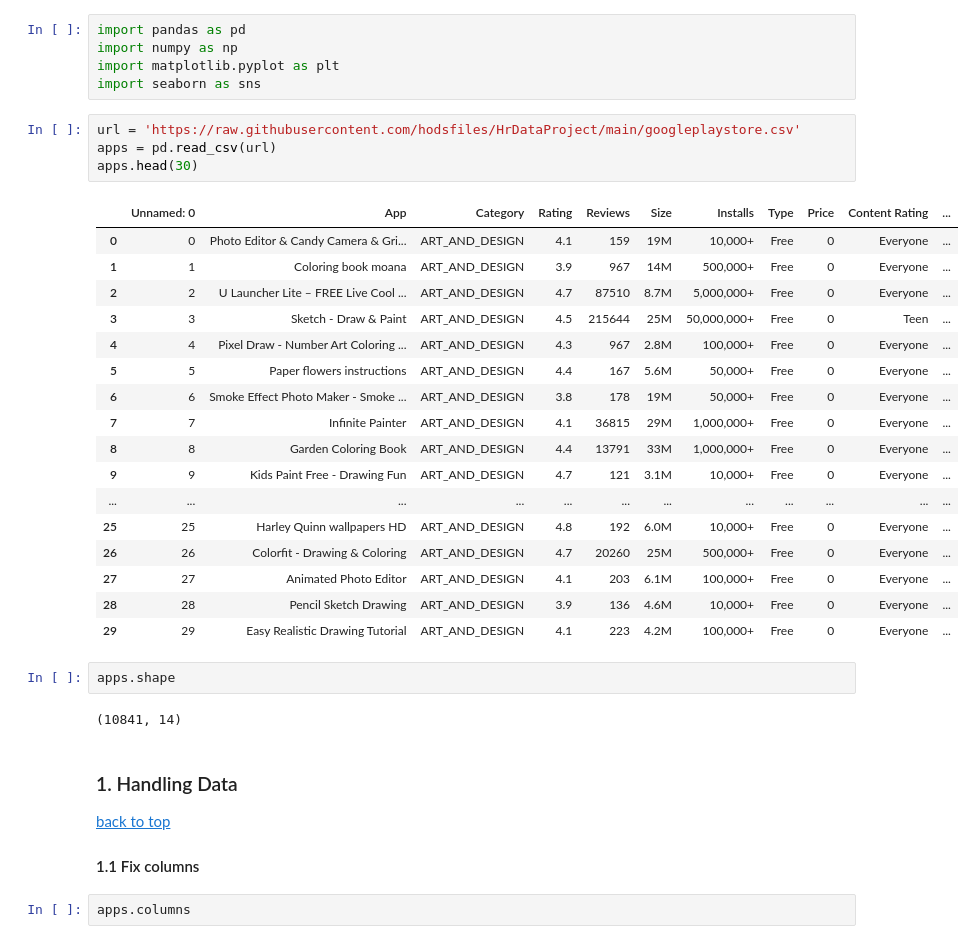
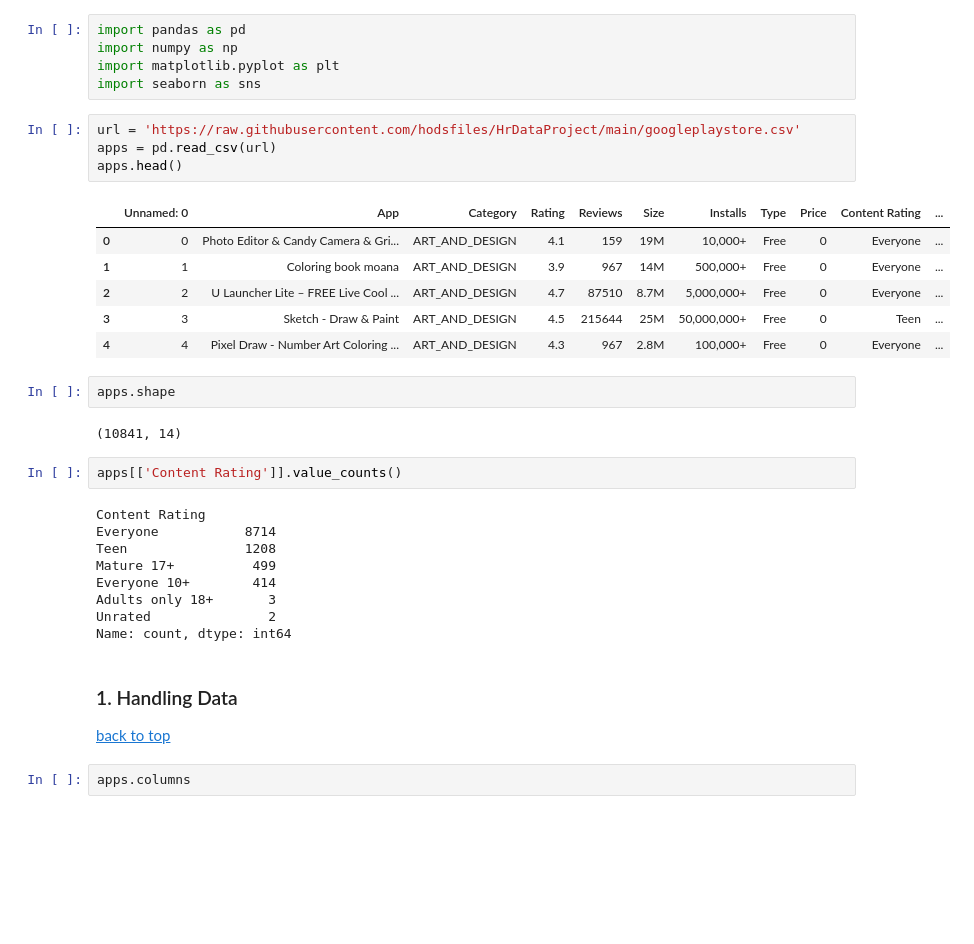
Before and after one commit to Yairvedaniel/project1, a Jupyter notebook: googleplaystoreproject_ogen.ipynb, the cells around one changed output. Saved outputs shown, nothing was run; the diff lists cells and outputs as text; blank space fills up the shorter version.

```diff
--- a/googleplaystoreproject_ogen.ipynb
+++ b/googleplaystoreproject_ogen.ipynb
@@ -26,35 +17,33 @@ import seaborn as sns
 # %%
 url = 'https://raw.githubusercontent.com/hodsfiles/HrDataProject/main/googleplaystore.csv'
 apps = pd.read_csv(url)
-apps.head(30)
+apps.head()
 # %% [output]
 |  | Unnamed: 0 | App | Category | Rating | Reviews | Size | Installs | Type | Price | Content Rating | ... |
 | 0 | 0 | Photo Editor & Candy Camera & Gri... | ART_AND_DESIGN | 4.1 | 159 | 19M | 10,000+ | Free | 0 | Everyone | ... |
 | 1 | 1 | Coloring book moana | ART_AND_DESIGN | 3.9 | 967 | 14M | 500,000+ | Free | 0 | Everyone | ... |
 | 2 | 2 | U Launcher Lite – FREE Live Cool ... | ART_AND_DESIGN | 4.7 | 87510 | 8.7M | 5,000,000+ | Free | 0 | Everyone | ... |
 | 3 | 3 | Sketch - Draw & Paint | ART_AND_DESIGN | 4.5 | 215644 | 25M | 50,000,000+ | Free | 0 | Teen | ... |
 | 4 | 4 | Pixel Draw - Number Art Coloring ... | ART_AND_DESIGN | 4.3 | 967 | 2.8M | 100,000+ | Free | 0 | Everyone | ... |
-| 5 | 5 | Paper flowers instructions | ART_AND_DESIGN | 4.4 | 167 | 5.6M | 50,000+ | Free | 0 | Everyone | ... |
-| 6 | 6 | Smoke Effect Photo Maker - Smoke ... | ART_AND_DESIGN | 3.8 | 178 | 19M | 50,000+ | Free | 0 | Everyone | ... |
-| 7 | 7 | Infinite Painter | ART_AND_DESIGN | 4.1 | 36815 | 29M | 1,000,000+ | Free | 0 | Everyone | ... |
-| 8 | 8 | Garden Coloring Book | ART_AND_DESIGN | 4.4 | 13791 | 33M | 1,000,000+ | Free | 0 | Everyone | ... |
-| 9 | 9 | Kids Paint Free - Drawing Fun | ART_AND_DESIGN | 4.7 | 121 | 3.1M | 10,000+ | Free | 0 | Everyone | ... |
-| ... | ... | ... | ... | ... | ... | ... | ... | ... | ... | ... | ... |
-| 25 | 25 | Harley Quinn wallpapers HD | ART_AND_DESIGN | 4.8 | 192 | 6.0M | 10,000+ | Free | 0 | Everyone | ... |
-| 26 | 26 | Colorfit - Drawing & Coloring | ART_AND_DESIGN | 4.7 | 20260 | 25M | 500,000+ | Free | 0 | Everyone | ... |
-| 27 | 27 | Animated Photo Editor | ART_AND_DESIGN | 4.1 | 203 | 6.1M | 100,000+ | Free | 0 | Everyone | ... |
-| 28 | 28 | Pencil Sketch Drawing | ART_AND_DESIGN | 3.9 | 136 | 4.6M | 10,000+ | Free | 0 | Everyone | ... |
-| 29 | 29 | Easy Realistic Drawing Tutorial | ART_AND_DESIGN | 4.1 | 223 | 4.2M | 100,000+ | Free | 0 | Everyone | ... |
 # %%
 apps.shape
 # %% [output]
 (10841, 14)
+# %%
+apps[['Content Rating']].value_counts()
+# %% [output]
+Content Rating
+Everyone           8714
+Teen               1208
+Mature 17+          499
+Everyone 10+        414
+Adults only 18+       3
+Unrated               2
+Name: count, dtype: int64
 # %% [markdown]
 <a id='section1'></a>
 ### 1. Handling Data
 [back to top](#top)
-<a id='section1.1'></a>
-#### 1.1 Fix columns
 # %%
 apps.columns
 # %% [output]
```
Also changed, not shown: parts of 55 cells of this notebook.
